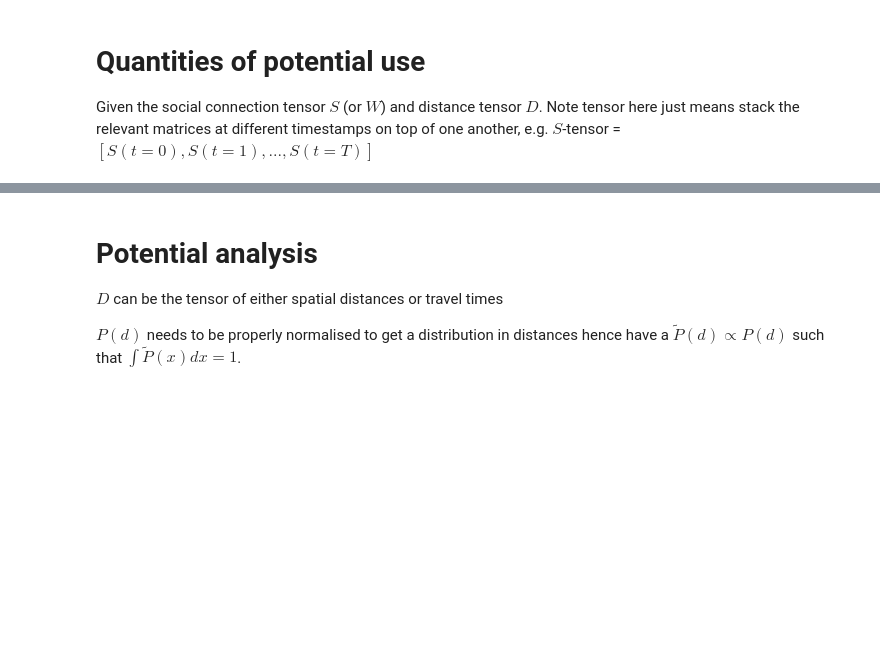
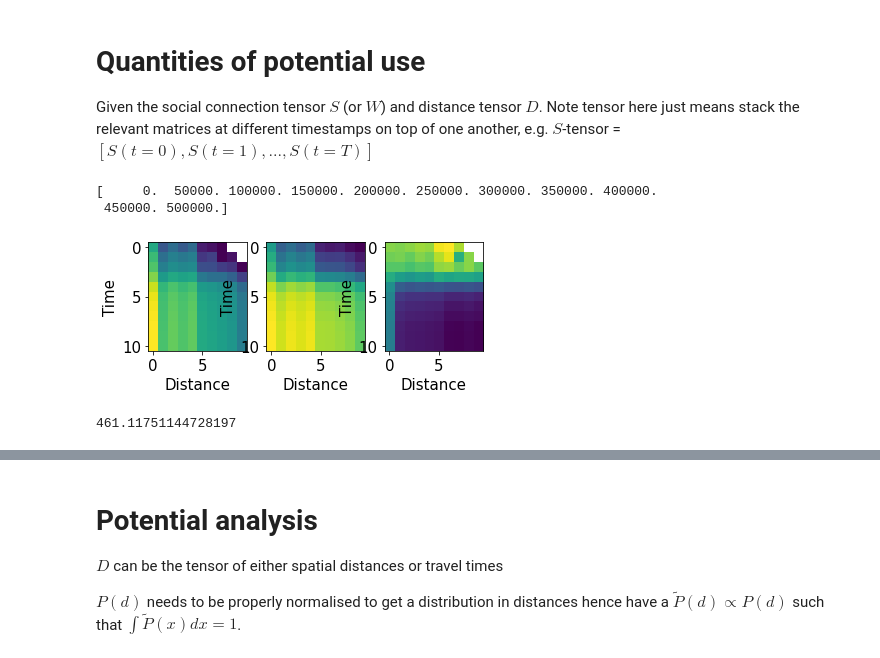
Before and after one commit to yasamanasgarii/wwcs-2022-memory-of-social-connections, a Jupyter notebook: analysis/analysis.ipynb, the cells around one changed output, grey strips where cells are left out. Saved outputs shown, nothing was run; the diff lists cells and outputs as text; code cells hidden in the pictures; blank space fills up the shorter version.

```diff
--- a/analysis/analysis.ipynb
+++ b/analysis/analysis.ipynb
@@ -167,6 +229,36 @@ def per_user_probability(D,S,n,d_min,d_max,bar=False):
         return s.sum()/s_p.sum()
     else:
         return np.mean([per_user_probability_t(D,S,n,d_min,d_max,t) for t in range(D.shape[0])])
+# %%
+T = np.arange(2002,2013)
+# d = np.linspace(D.min(),D.max()+1,num=bins)
+d = np.arange(0,5.5e5,5e4)
+# bins = 10
+s = np.zeros([11,len(d)-1])
+s_p = np.zeros([11,len(d)-1])
+
+for t,tp in enumerate(T):
+    for d_ind,d_val in enumerate(d[:-1]):
+        mask = (D[t,:,:]>=d[d_ind])&(D[t,:,:]<d[d_ind+1])
+        s[t,d_ind] = np.triu(S[t,:,:]*mask).sum()
+        s_p[t,d_ind] = (np.outer(n[t,:],n[t,:])*mask).sum()
+
+fig,axs = plt.subplots(ncols=3)
+szzz = [s,s_p,s/s_p]
+print(d)
+for i in range(3):
+    im = axs[i].imshow(np.log(szzz[i]))
+#     axs[i].set_colorbar(im)
+    axs[i].set_xlabel('Distance')
+    axs[i].set_ylabel('Time')
+# %% [output]
+[     0.  50000. 100000. 150000. 200000. 250000. 300000. 350000. 400000.
+ 450000. 500000.]
+[figure, added]
+# %%
+print(D.max()/1000)
+# %% [output]
+461.11751144728197
 # %%
 # Wrappers while we don't yet have D
 def lag_corr_matrix(A,B):
```
Also changed, not shown: parts of 13 cells of this notebook, 2 other files.
